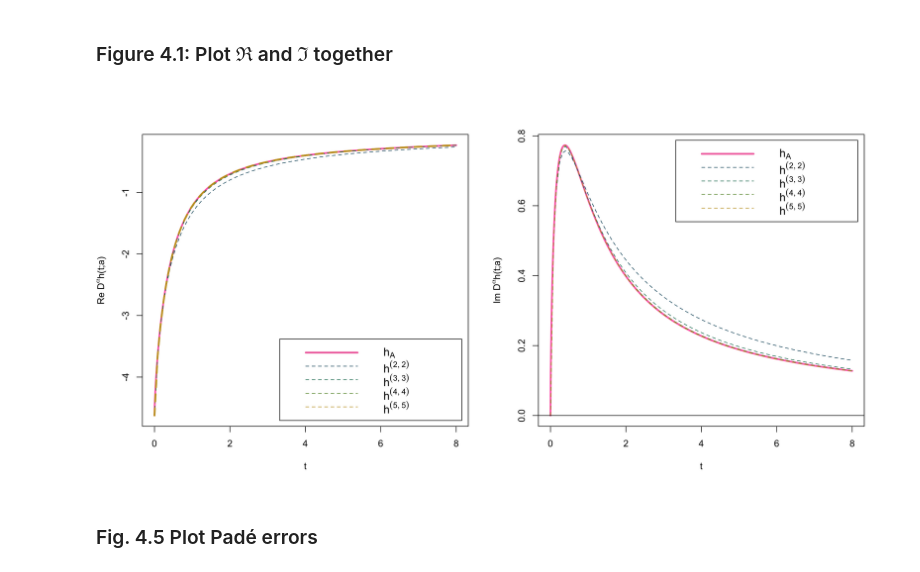
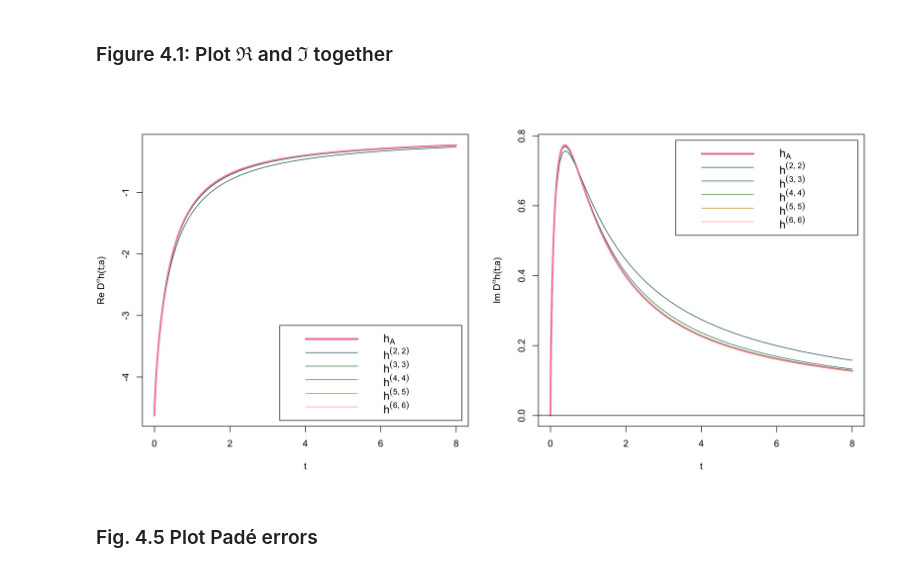
Before and after one commit to jgatheral/RationalRoughHeston, a Jupyter notebook: Rough Heston Padé convergence.ipynb, the cells around one changed output. Cells and saved outputs as stored; diff of their text form; code cells hidden in the pictures.

```diff
--- a/Rough Heston Padé convergence.ipynb
+++ b/Rough Heston Padé convergence.ipynb
@@ -55,7 +55,7 @@ We choose parameters similar to those in Roughening Heston.
 # %% [markdown]
 Set $H=0.2$:
 # %%
-H <- .2
+H <- .200001
 # %%
 params.rHeston <- list(H=H,al=.5+H,nu=.4,rho=-.65,lam=1)
 # %% [markdown]
@@ -93,37 +93,40 @@ legend.text <- c(
     expression(h^{(list(2,2))}),
     expression(h^{(list(3,3))}),
     expression(h^{(list(4,4))}),
-    expression(h^{(list(5,5))}))
+    expression(h^{(list(5,5))}),
+    expression(h^{(list(6,6))}))
 # %%
-legend.ty <- c(1,2,2,2,2)
-legend.col <- c("hotpink2",my.col[2:5])
-legend.lw <- c(3,1,1,1,1)
+legend.ty <- rep(1,6)
+legend.col <- c("hotpink2",my.col[2:6])
+legend.lw <- c(3,1,1,1,1,1)
 # %%
 par(mfrow=c(1,2))
 
 plot(x.adams.1k,Re(dh.adams.1k),type="l",col="hotpink",lty=1,lwd=3,
      ylab=expression(paste("Re ",D^alpha,"h(t;a)",sep="")),xlab="t")
-curve(Re(d.h.Pade22(params.rHeston)(a,x)),from=0,to=xx,col=my.col[2],lty=2,lwd=1,add=T)
-curve(Re(d.h.Pade33(params.rHeston)(a,x)),from=0,to=xx,col=my.col[3],lty=2,lwd=1,add=T)
-curve(Re(d.h.Pade44(params.rHeston)(a,x)),from=0,to=xx,col=my.col[4],lty=2,lwd=1,add=T)
-curve(Re(d.h.Pade55(params.rHeston)(a,x)),from=0,to=xx,col=my.col[5],lty=2,lwd=3,add=T)
+curve(Re(d.h.Pade22(params.rHeston)(a,x)),from=0,to=xx,col=my.col[2],lty=1,lwd=1,add=T)
+curve(Re(d.h.Pade33(params.rHeston)(a,x)),from=0,to=xx,col=my.col[3],lty=1,lwd=1,add=T)
+curve(Re(d.h.Pade44(params.rHeston)(a,x)),from=0,to=xx,col=my.col[4],lty=1,lwd=1,add=T)
+curve(Re(d.h.Pade55(params.rHeston)(a,x)),from=0,to=xx,col=my.col[5],lty=1,lwd=1,add=T)
+curve(Re(d.h.Pade66(params.rHeston)(a,x)),from=0,to=xx,col=my.col[6],lty=1,lwd=1,add=T)
 legend("bottomright", legend = legend.text,  cex = 1.2,
        col=legend.col, lwd = legend.lw, lty=legend.ty,inset=0.02)
 
 plot(x.adams.1k,Im(dh.adams.1k),type="l",col="hotpink",lty=1,lwd=3,
      ylab=expression(paste("Im ",D^alpha,"h(t;a)",sep="")),xlab="t")
-curve(Im(d.h.Pade22(params.rHeston)(a,x)),from=0,to=xx,col=my.col[2],lty=2,lwd=1,add=T)
-curve(Im(d.h.Pade33(params.rHeston)(a,x)),from=0,to=xx,col=my.col[3],lty=2,lwd=1,add=T)
-curve(Im(d.h.Pade44(params.rHeston)(a,x)),from=0,to=xx,col=my.col[4],lty=2,lwd=1,add=T)
-curve(Im(d.h.Pade55(params.rHeston)(a,x)),from=0,to=xx,col=my.col[5],lty=2,lwd=1,add=T)
+curve(Im(d.h.Pade22(params.rHeston)(a,x)),from=0,to=xx,col=my.col[2],lty=1,lwd=1,add=T)
+curve(Im(d.h.Pade33(params.rHeston)(a,x)),from=0,to=xx,col=my.col[3],lty=1,lwd=1,add=T)
+curve(Im(d.h.Pade44(params.rHeston)(a,x)),from=0,to=xx,col=my.col[4],lty=1,lwd=1,add=T)
+curve(Im(d.h.Pade55(params.rHeston)(a,x)),from=0,to=xx,col=my.col[5],lty=1,lwd=1,add=T)
+curve(Im(d.h.Pade66(params.rHeston)(a,x)),from=0,to=xx,col=my.col[6],lty=1,lwd=1,add=T)
 abline(h=0)
 legend("topright", legend = legend.text,  cex = 1.2,
        col=legend.col, lwd = legend.lw, lty=legend.ty,inset=0.02)
 
 
 par(mfrow=c(1,1))
 # %% [output]
-[figure, old version]
+[figure, new version]
 # %% [markdown]
 ### Fig. 4.5 Plot Padé errors
 # %%
```
Also changed, not shown: parts of 13 cells of this notebook, 4 other files.
